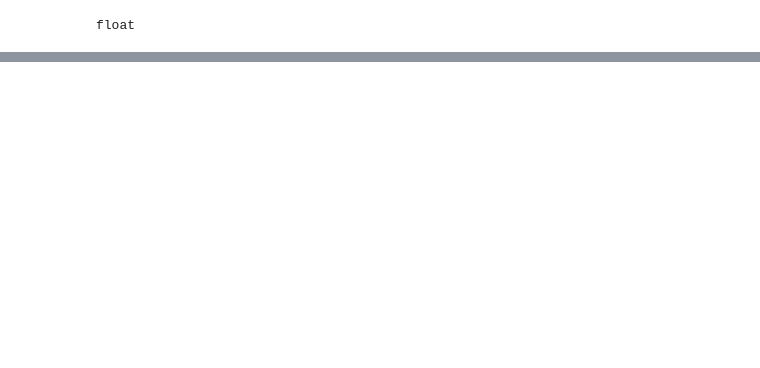
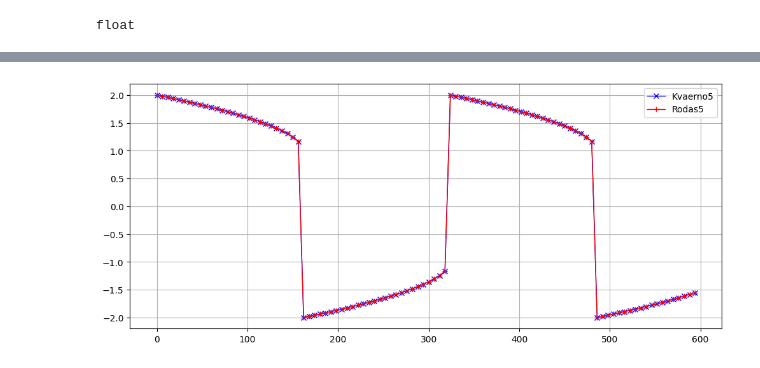
Before and after one commit to tobias-heinzle/integrators, a Jupyter notebook: diffrax.ipynb, the cells around one changed output, grey strips where cells are left out. Drawn from its saved outputs; the diff is of its cells as text; code cells hidden in the pictures; blank space fills up the shorter version.

```diff
--- a/diffrax.ipynb
+++ b/diffrax.ipynb
@@ -71,0 +84,10 @@ plt.grid()
+# %%
+
+fig, ax = plt.subplots(figsize=(12,5))
+ax.plot(sol_kvaerno5.ts, sol_kvaerno5.ys[:,0], 'bx-', lw=1, label="Kvaerno5")
+ax.plot(sol_rodas5.ts, sol_rodas5.ys[:,0], 'r+-', lw=1, label="Rodas5")
+
+ax.legend()
+ax.grid()
+# %% [output]
+[figure, added]
```
Also changed, not shown: parts of 4 cells of this notebook, 5 other files.
